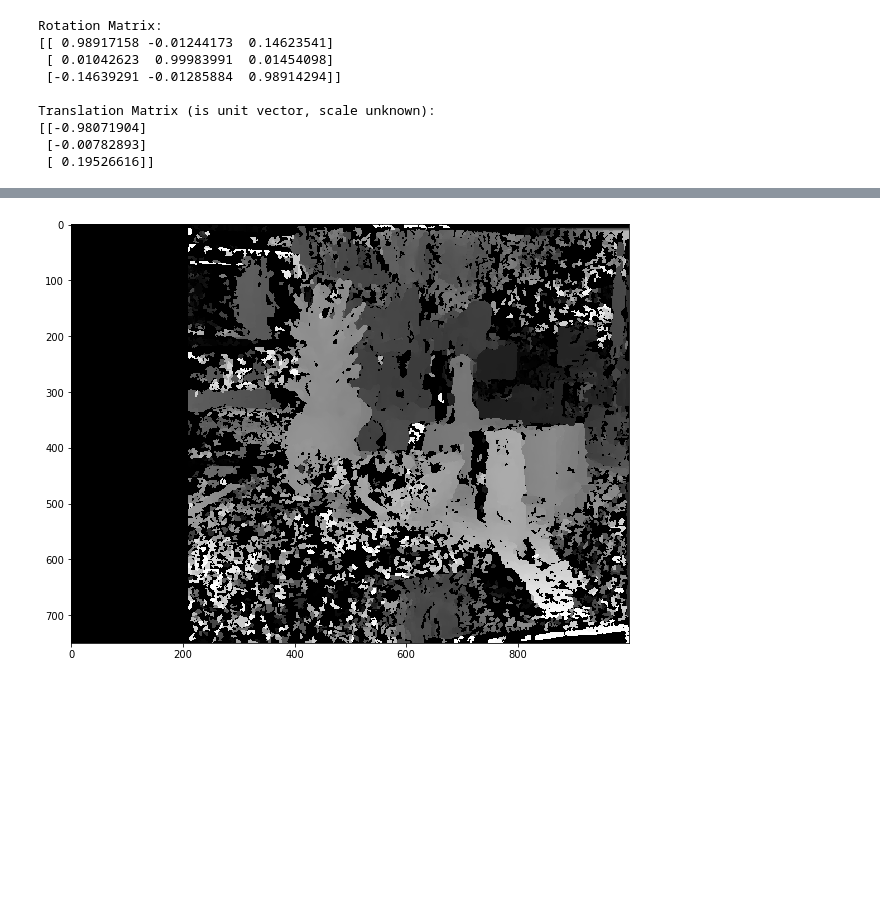
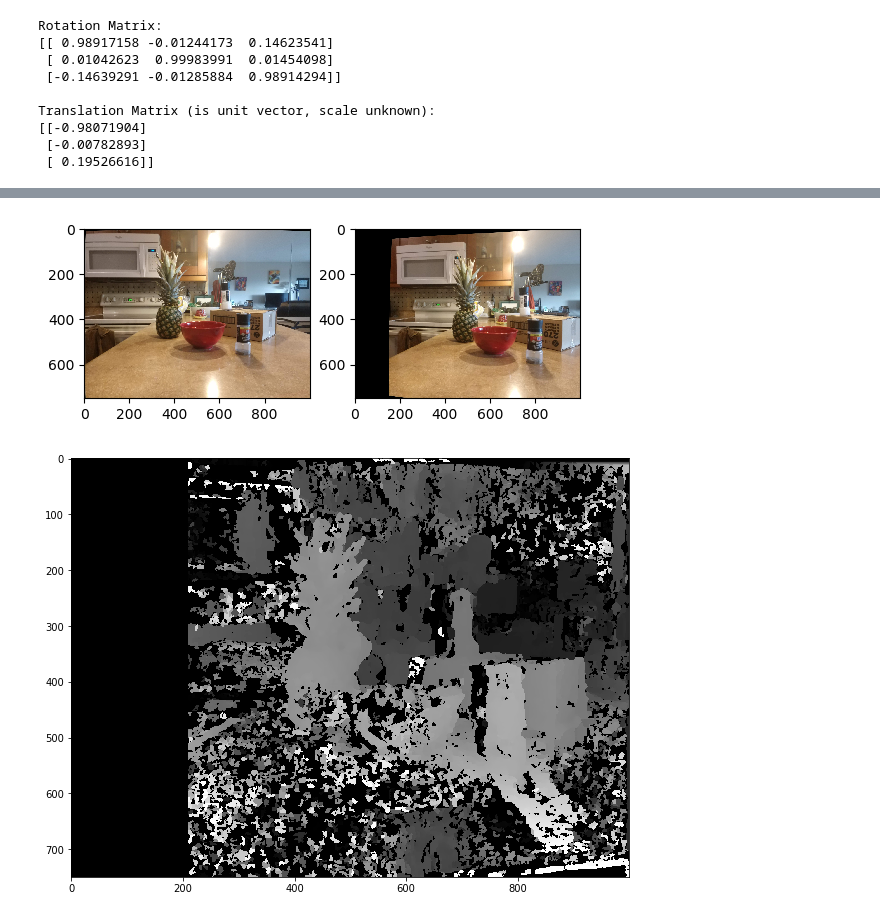
Before and after one commit to denck007/3dReconstruction, a Jupyter notebook: EssentialMatrix_StereoReconstruction.ipynb, the cells around one changed output, grey strips where cells are left out. Saved outputs shown, nothing was run; the diff lists cells and outputs as text; code cells hidden in the pictures; blank space fills up the shorter version.

```diff
--- a/EssentialMatrix_StereoReconstruction.ipynb
+++ b/EssentialMatrix_StereoReconstruction.ipynb
@@ -164,3 +164,16 @@ plt.show()
+# %%
+shape = (image_left.shape[1],image_left.shape[0])
+mapx1,mapy1  = cv2.initUndistortRectifyMap(mtx, dist, None, None, shape, cv2.CV_32FC1)
+mapx2,mapy2  = cv2.initUndistortRectifyMap(mtx, dist, R, None, shape, cv2.CV_32FC1)
+image_left_rectified = cv2.remap(image_left,mapx1,mapy1,cv2.INTER_LINEAR)
+image_right_rectified = cv2.remap(image_right,mapx2,mapy2,cv2.INTER_LINEAR)
+plt.subplot(1,2,1)
+plt.imshow(image_left_rectified[:,:,::-1])
+plt.subplot(1,2,2)
+plt.imshow(image_right_rectified[:,:,::-1])
+plt.show()
+# %% [output]
+[figure, added]
 # %%
 
 stereo = cv2.StereoSGBM_create(minDisparity=50,
```
Also changed, not shown: parts of 1 cell of this notebook, 2 other files.
